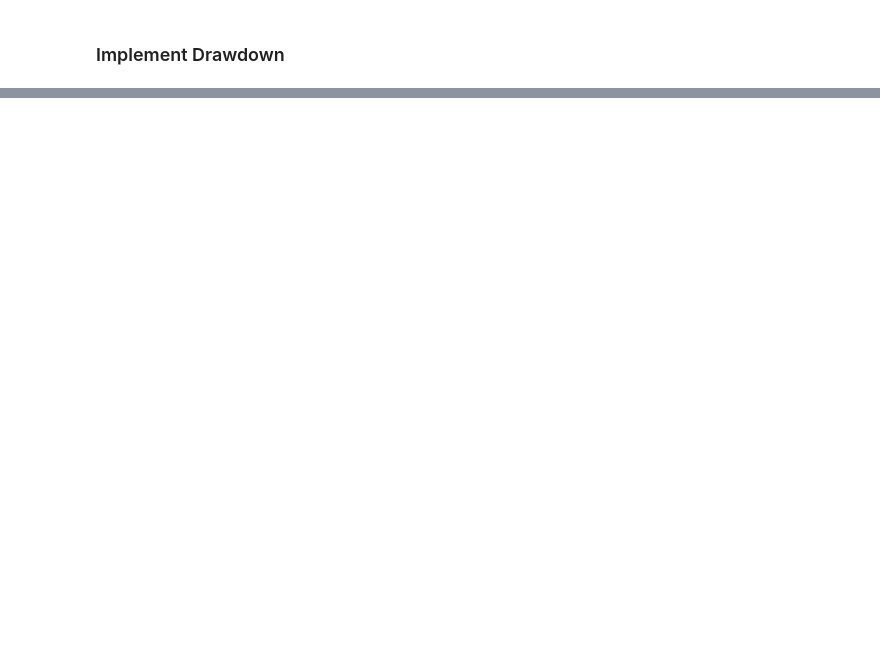
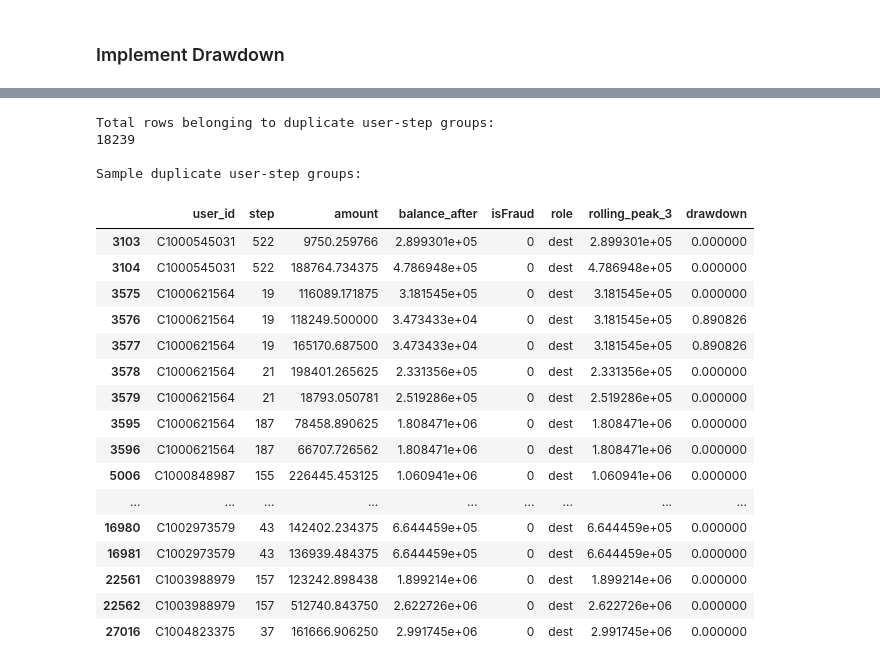
Before and after one commit to saidattaputta/Fintech-System-Level-Risk-Monitoring-Forecasting-Framework, a Jupyter notebook: 01_system_risk_signal_engineering.ipynb, the cells around one changed output, grey strips where cells are left out. Cells and saved outputs as stored; diff of their text form; code cells hidden in the pictures; blank space fills up the shorter version.

Commit message:
Phase 0.1: validate local peak and drawdown logic

```diff
--- a/01_system_risk_signal_engineering.ipynb
+++ b/01_system_risk_signal_engineering.ipynb
@@ -521,2 +601,5 @@ dev_df.to_parquet("unified_dev_sample.parquet", index=False)
 # %%
-dev_df = pd.read_parquet("unified_dev_sample.parquet")
+dev_df = pd.read_pickle("unified_dev_sample.pkl")
+
+print("Development sample loaded successfully")
+print("Shape:", dev_df.shape)
@@ -551,0 +793,57 @@ os.listdir('/kaggle/working')
+# %%
+# Inspect duplicate user-step records in detail
+
+duplicate_user_steps = (
+    dev_df
+    .groupby(['user_id', 'step'])
+    .filter(lambda x: len(x) > 1)
+    .sort_values(['user_id', 'step'])
+)
+
+print("Total rows belonging to duplicate user-step groups:")
+print(len(duplicate_user_steps))
+
+print("\nSample duplicate user-step groups:")
+
+sample_duplicate_groups = (
+    duplicate_user_steps
+    .groupby(['user_id', 'step'])
+    .head(10)
+)
+
+display(
+    sample_duplicate_groups[
+        [
+            'user_id',
+            'step',
+            'amount',
+            'balance_after',
+            'isFraud',
+            'role',
+            'rolling_peak_3',
+            'drawdown'
+        ]
+    ].head(30)
+)
+# %% [output]
+Total rows belonging to duplicate user-step groups:
+18239
+
+Sample duplicate user-step groups:
+|  | user_id | step | amount | balance_after | isFraud | role | rolling_peak_3 | drawdown |
+| 3103 | C1000545031 | 522 | 9750.259766 | 2.899301e+05 | 0 | dest | 2.899301e+05 | 0.000000 |
+| 3104 | C1000545031 | 522 | 188764.734375 | 4.786948e+05 | 0 | dest | 4.786948e+05 | 0.000000 |
+| 3575 | C1000621564 | 19 | 116089.171875 | 3.181545e+05 | 0 | dest | 3.181545e+05 | 0.000000 |
+| 3576 | C1000621564 | 19 | 118249.500000 | 3.473433e+04 | 0 | dest | 3.181545e+05 | 0.890826 |
+| 3577 | C1000621564 | 19 | 165170.687500 | 3.473433e+04 | 0 | dest | 3.181545e+05 | 0.890826 |
+| 3578 | C1000621564 | 21 | 198401.265625 | 2.331356e+05 | 0 | dest | 2.331356e+05 | 0.000000 |
+| 3579 | C1000621564 | 21 | 18793.050781 | 2.519286e+05 | 0 | dest | 2.519286e+05 | 0.000000 |
+| 3595 | C1000621564 | 187 | 78458.890625 | 1.808471e+06 | 0 | dest | 1.808471e+06 | 0.000000 |
+| 3596 | C1000621564 | 187 | 66707.726562 | 1.808471e+06 | 0 | dest | 1.808471e+06 | 0.000000 |
+| 5006 | C1000848987 | 155 | 226445.453125 | 1.060941e+06 | 0 | dest | 1.060941e+06 | 0.000000 |
+| ... | ... | ... | ... | ... | ... | ... | ... | ... |
+| 16980 | C1002973579 | 43 | 142402.234375 | 6.644459e+05 | 0 | dest | 6.644459e+05 | 0.000000 |
+| 16981 | C1002973579 | 43 | 136939.484375 | 6.644459e+05 | 0 | dest | 6.644459e+05 | 0.000000 |
+| 22561 | C1003988979 | 157 | 123242.898438 | 1.899214e+06 | 0 | dest | 1.899214e+06 | 0.000000 |
+| 22562 | C1003988979 | 157 | 512740.843750 | 2.622726e+06 | 0 | dest | 2.622726e+06 | 0.000000 |
+| 27016 | C1004823375 | 37 | 161666.906250 | 2.991745e+06 | 0 | dest | 2.991745e+06 | 0.000000 |
```
Also changed, not shown: parts of 41 cells of this notebook, 1 other file.
